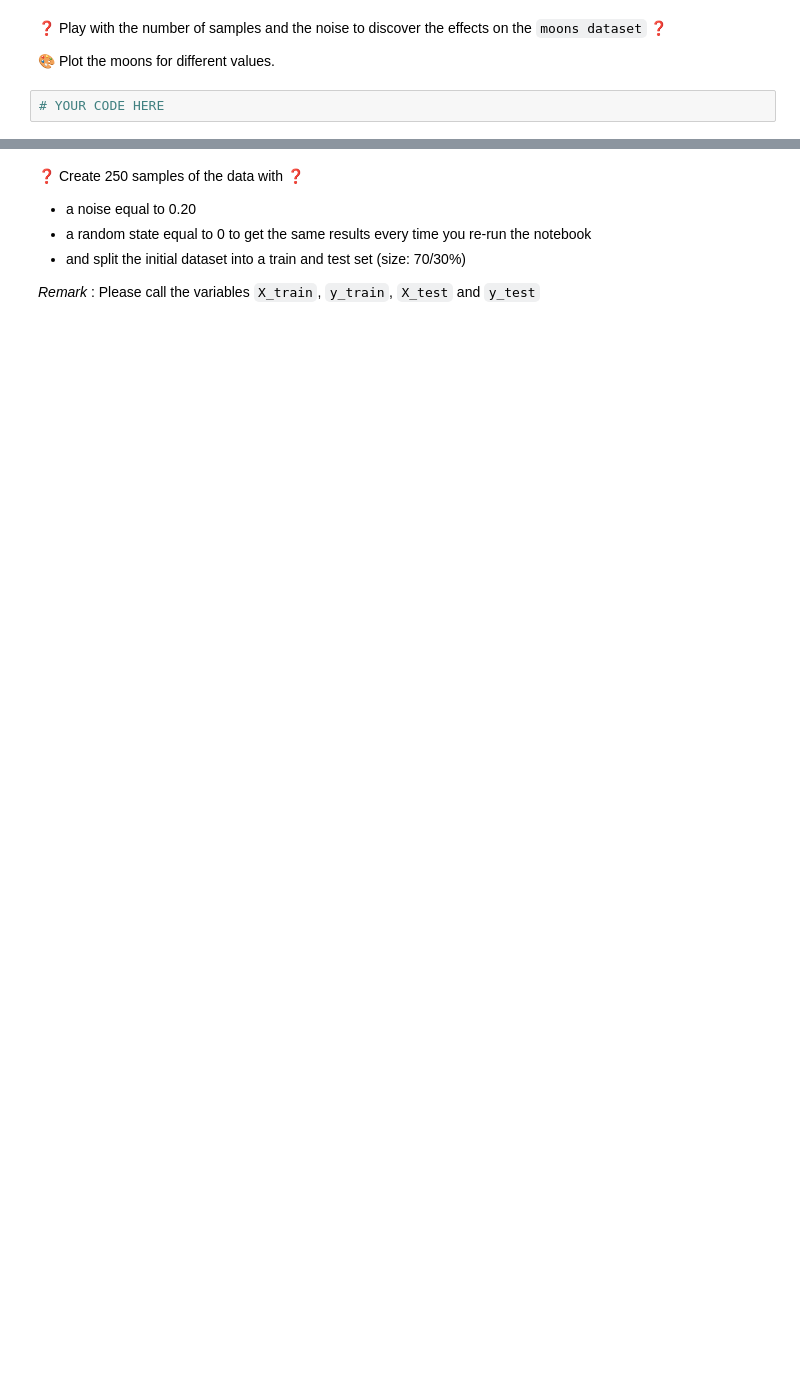
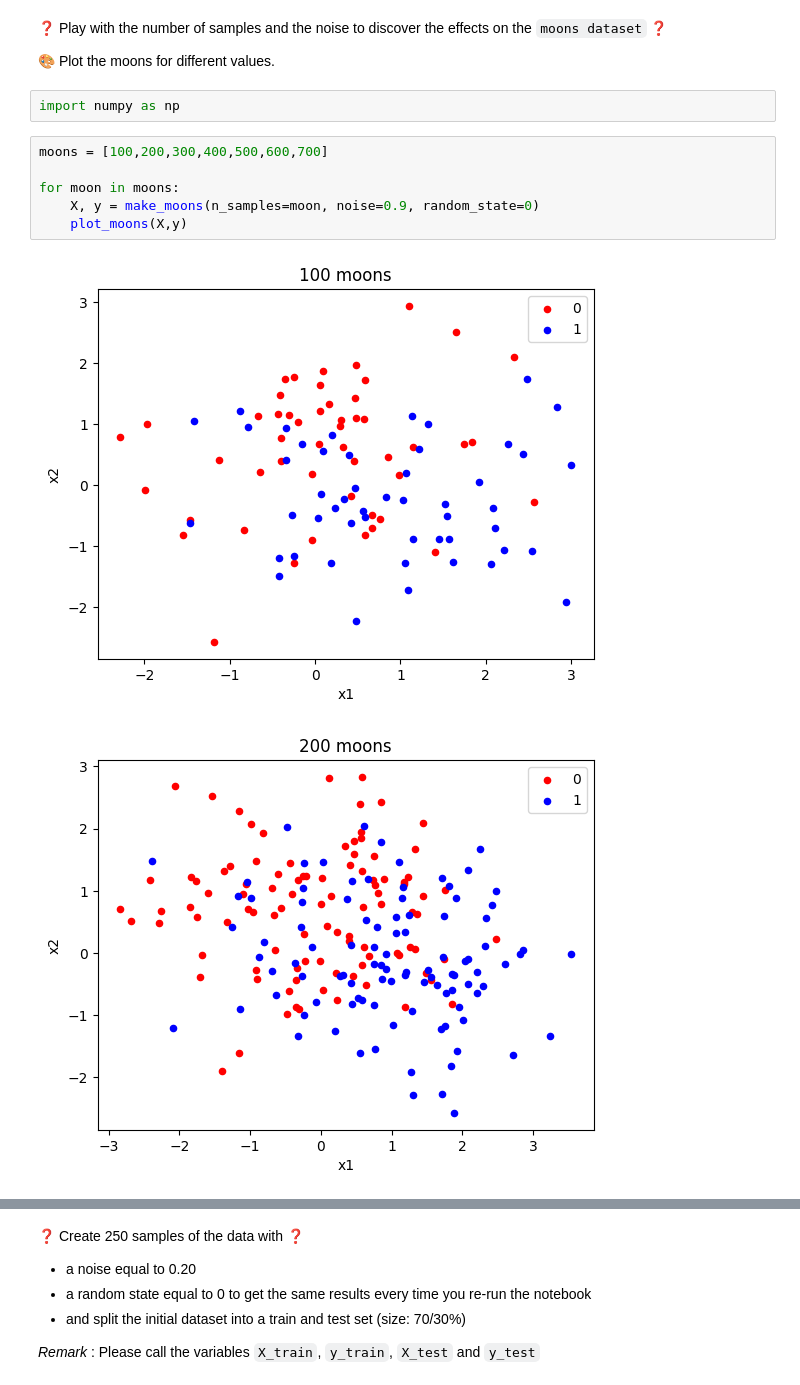
Before and after one commit to multiyumz/data-science-challenges, a Jupyter notebook: data-your-first-neural-network/your_first_neural_network.ipynb, the cells around one changed output, grey strips where cells are left out. Saved outputs shown, nothing was run; the diff lists cells and outputs as text; blank space fills up the shorter version.

```diff
--- a/data-your-first-neural-network/your_first_neural_network.ipynb
+++ b/data-your-first-neural-network/your_first_neural_network.ipynb
@@ -48,5 +50,14 @@ plot_moons(X, y)
 ❓  Play with the number of samples and the noise to discover the effects on the `moons dataset` ❓
 
 🎨 Plot the moons for different values.
-# %%
-# YOUR CODE HERE
+# %%
+import numpy as np
+# %%
+moons = [100,200,300,400,500,600,700]
+
+for moon in moons:
+    X, y = make_moons(n_samples=moon, noise=0.9, random_state=0)
+    plot_moons(X,y)
+# %% [output]
+[figure, added]
+[figure, added]
```
Also changed, not shown: parts of 47 cells of this notebook, 2 other files.
